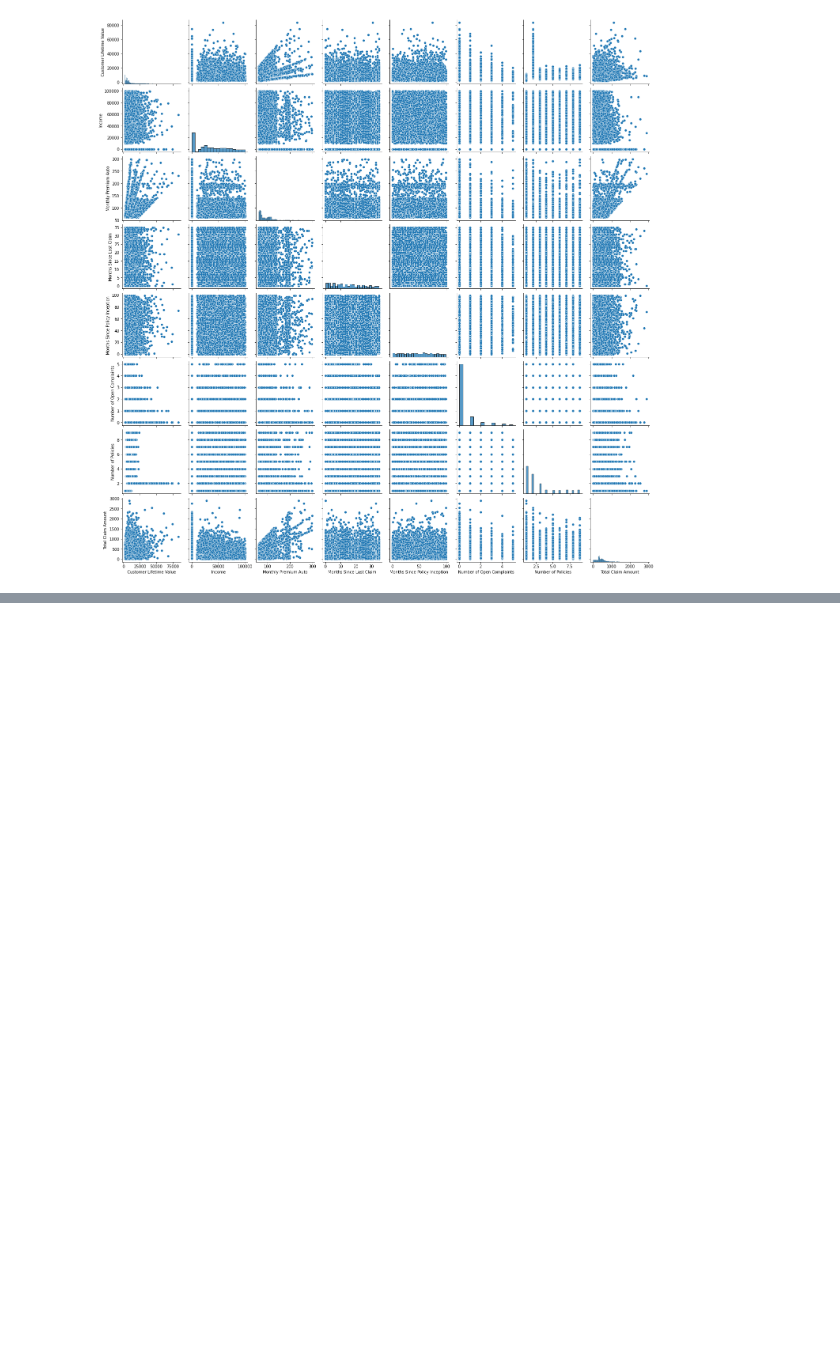
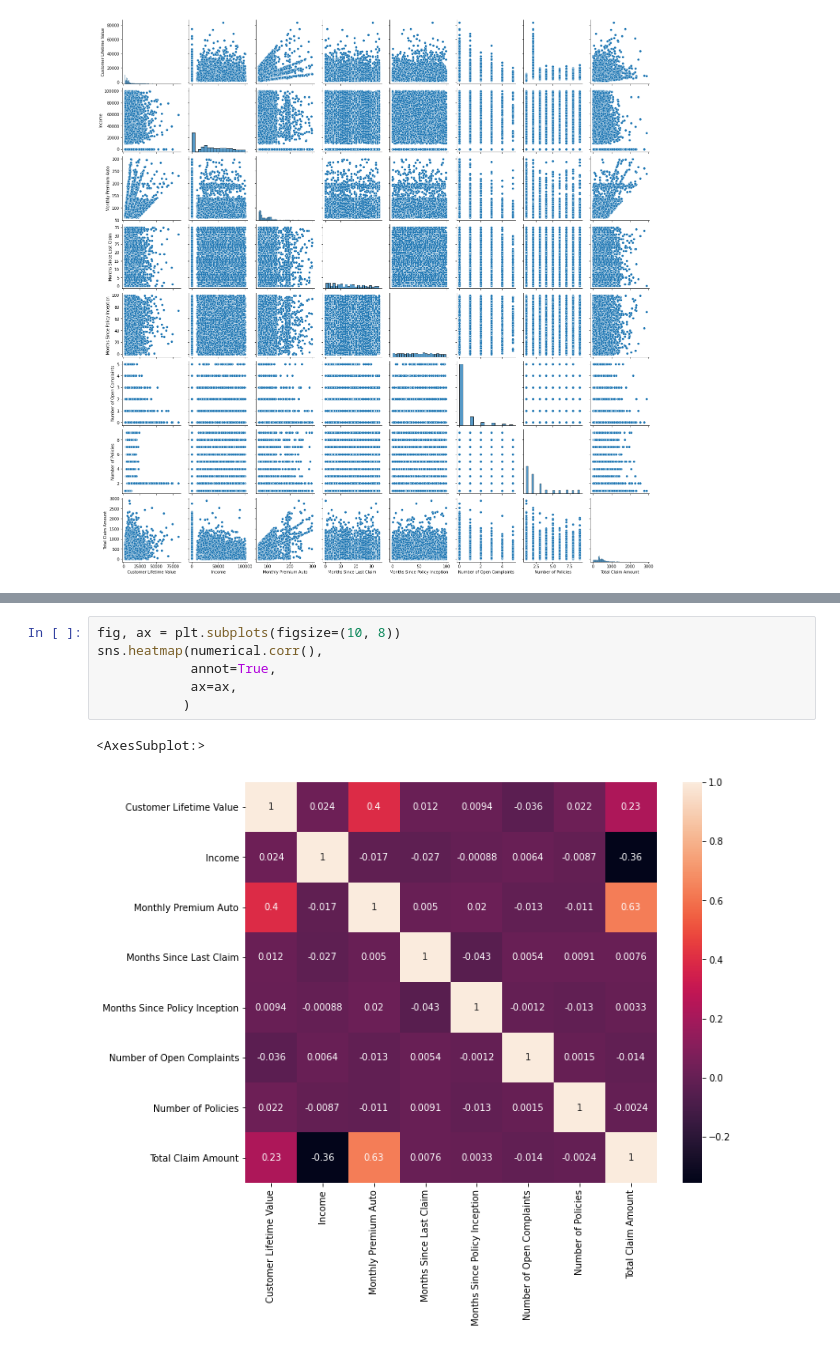
Before and after one commit to wcondevidal/IRONHACK_LABWORK, a Jupyter notebook: week_1/lab-customer-analysis-round4.ipynb, the cells around one changed output, grey strips where cells are left out. Drawn from its saved outputs; the diff is of its cells as text; blank space fills up the shorter version.

```diff
--- a/week_1/lab-customer-analysis-round4.ipynb
+++ b/week_1/lab-customer-analysis-round4.ipynb
@@ -66,0 +118,9 @@ sns.pairplot(numerical)
+# %%
+fig, ax = plt.subplots(figsize=(10, 8))
+sns.heatmap(numerical.corr(),
+            annot=True,
+            ax=ax,
+           )
+# %% [output]
+<AxesSubplot:>
+[figure, added]
```
Also changed, not shown: parts of 6 cells of this notebook.
